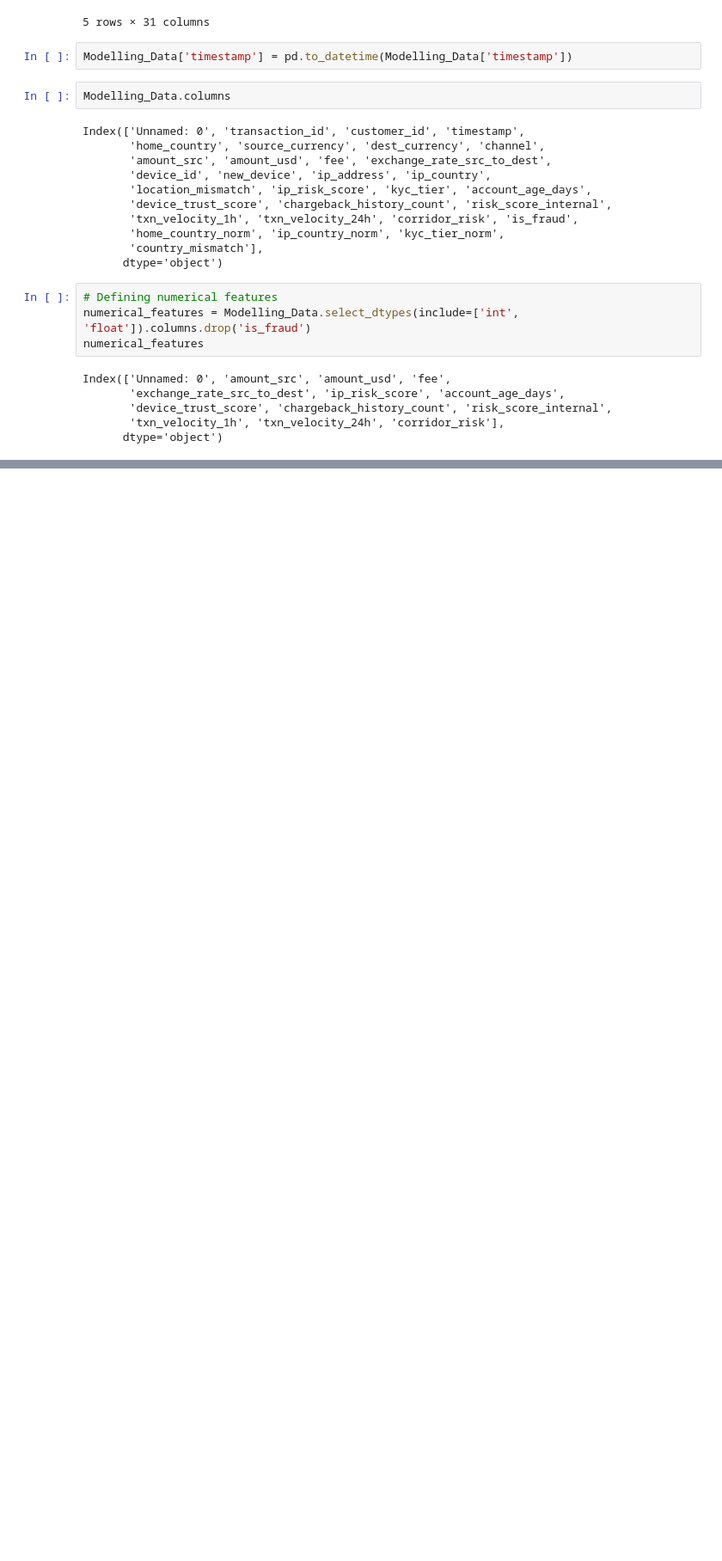
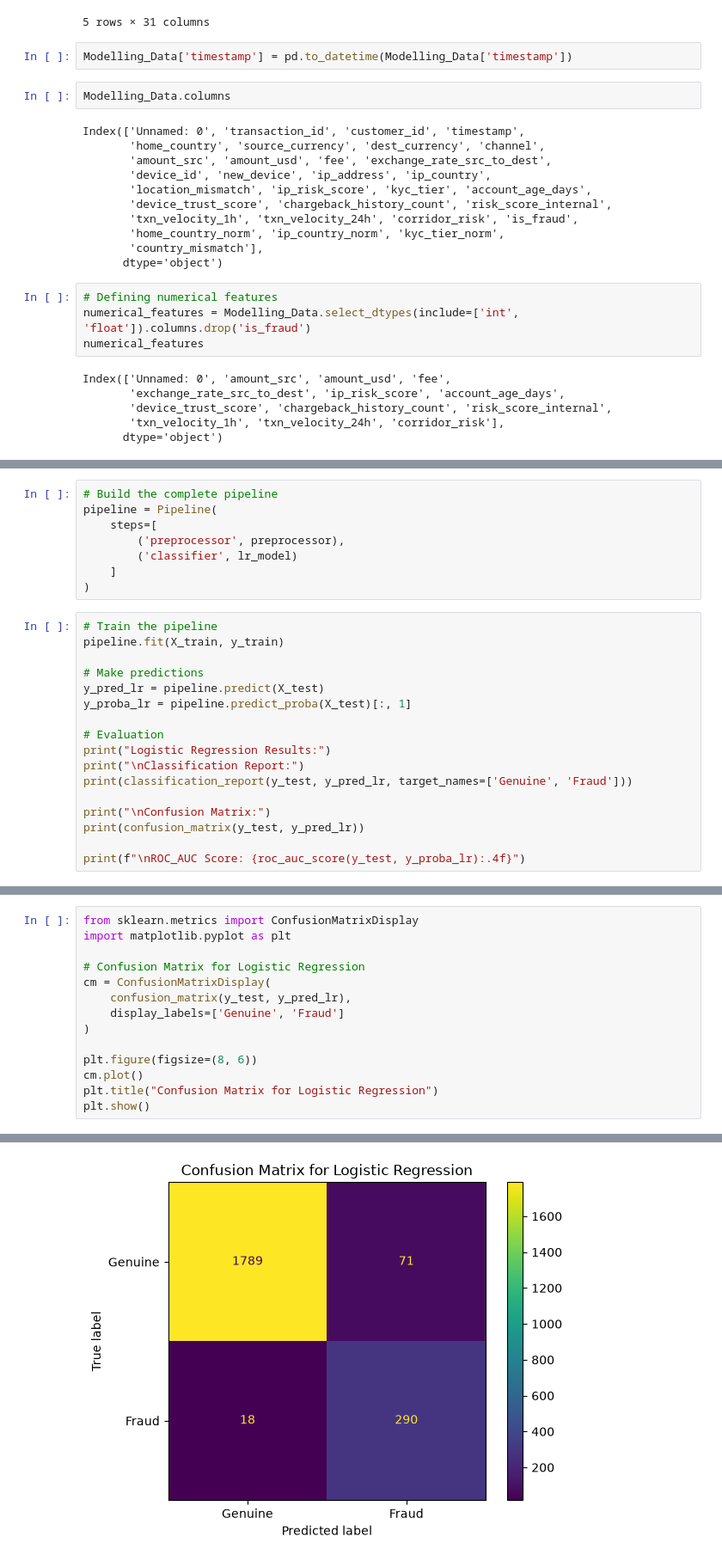
Before and after one commit to fnalyanya/Fraudulent_Transaction_Detection_for_Finlora_Company, a Jupyter notebook: Notebooks/modelling.ipynb, the cells around one changed output, grey strips where cells are left out. Shown at 86% size. Saved outputs shown, nothing was run; the diff lists cells and outputs as text; blank space fills up the shorter version.

```diff
--- a/Notebooks/modelling.ipynb
+++ b/Notebooks/modelling.ipynb
@@ -61,0 +138,25 @@ Index(['Unnamed: 0', 'amount_src', 'amount_usd', 'fee',
+# %%
+# Build the complete pipeline
+pipeline = Pipeline(
+    steps=[
+        ('preprocessor', preprocessor),
+        ('classifier', lr_model)
+    ]
+)
+# %%
+# Train the pipeline
+pipeline.fit(X_train, y_train)
+
+# Make predictions
+y_pred_lr = pipeline.predict(X_test)
+y_proba_lr = pipeline.predict_proba(X_test)[:, 1]
+
+# Evaluation
+print("Logistic Regression Results:")
+print("\nClassification Report:")
+print(classification_report(y_test, y_pred_lr, target_names=['Genuine', 'Fraud']))
+
+print("\nConfusion Matrix:")
+print(confusion_matrix(y_test, y_pred_lr))
+
+print(f"\nROC_AUC Score: {roc_auc_score(y_test, y_proba_lr):.4f}")
@@ -61,0 +182,15 @@ Index(['Unnamed: 0', 'amount_src', 'amount_usd', 'fee',
+# %%
+from sklearn.metrics import ConfusionMatrixDisplay
+import matplotlib.pyplot as plt
+
+# Confusion Matrix for Logistic Regression
+cm = ConfusionMatrixDisplay(
+    confusion_matrix(y_test, y_pred_lr),
+    display_labels=['Genuine', 'Fraud']
+)
+
+plt.figure(figsize=(8, 6))
+cm.plot()
+plt.title("Confusion Matrix for Logistic Regression")
+plt.show()
+# %% [output]
@@ -61,0 +198 @@ Index(['Unnamed: 0', 'amount_src', 'amount_usd', 'fee',
+[figure, added]
```
Also changed, not shown: parts of 9 cells of this notebook.
